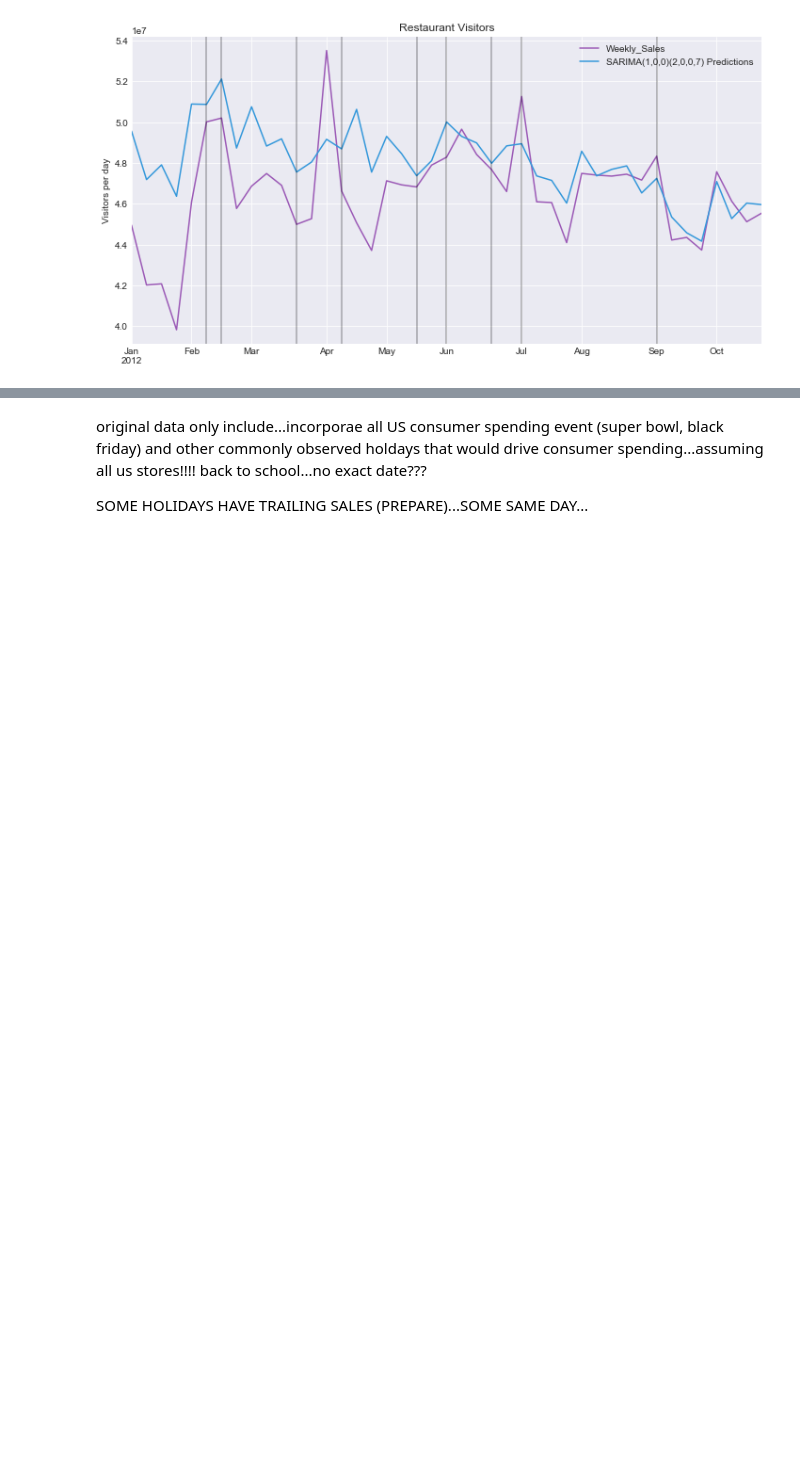
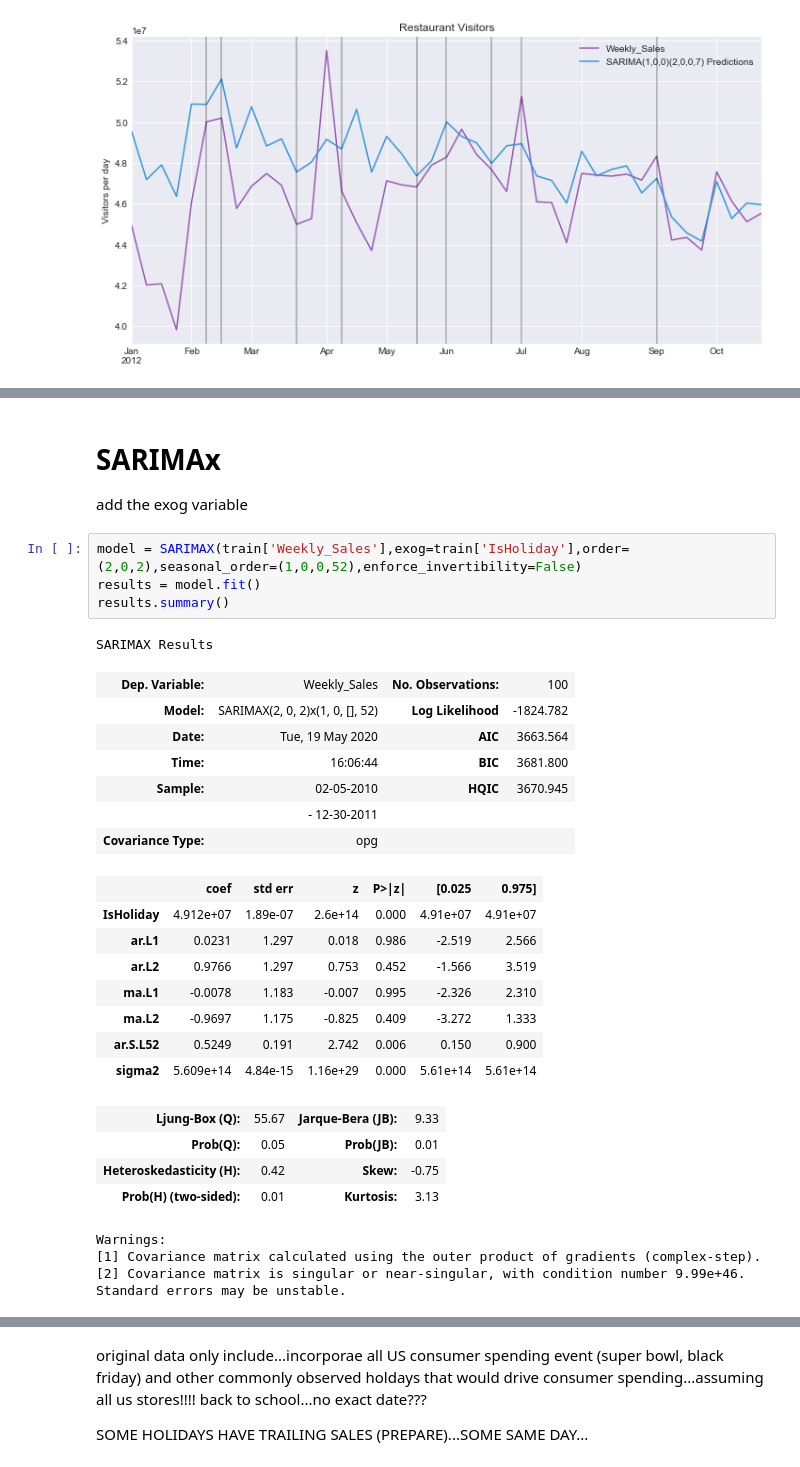
Before and after one commit to octaviaisom/Walmart-Sales-Forecast, a Jupyter notebook: main.ipynb, the cells around one changed output, grey strips where cells are left out. Saved outputs shown, nothing was run; the diff lists cells and outputs as text; blank space fills up the shorter version.

```diff
--- a/main.ipynb
+++ b/main.ipynb
@@ -630,0 +637,31 @@ Timestamp('2012-02-24 00:00:00', freq='W-FRI')
+# %% [markdown]
+# SARIMAx
+add the exog variable
+# %%
+model = SARIMAX(train['Weekly_Sales'],exog=train['IsHoliday'],order=(2,0,2),seasonal_order=(1,0,0,52),enforce_invertibility=False)
+results = model.fit()
+results.summary()
+# %% [output]
+SARIMAX Results
+| Dep. Variable: | Weekly_Sales | No. Observations: | 100 |
+| Model: | SARIMAX(2, 0, 2)x(1, 0, [], 52) | Log Likelihood | -1824.782 |
+| Date: | Tue, 19 May 2020 | AIC | 3663.564 |
+| Time: | 16:06:44 | BIC | 3681.800 |
+| Sample: | 02-05-2010 | HQIC | 3670.945 |
+|  | - 12-30-2011 |  |  |
+| Covariance Type: | opg |  |  |
+|  | coef | std err | z | P>|z| | [0.025 | 0.975] |
+| IsHoliday | 4.912e+07 | 1.89e-07 | 2.6e+14 | 0.000 | 4.91e+07 | 4.91e+07 |
+| ar.L1 | 0.0231 | 1.297 | 0.018 | 0.986 | -2.519 | 2.566 |
+| ar.L2 | 0.9766 | 1.297 | 0.753 | 0.452 | -1.566 | 3.519 |
+| ma.L1 | -0.0078 | 1.183 | -0.007 | 0.995 | -2.326 | 2.310 |
+| ma.L2 | -0.9697 | 1.175 | -0.825 | 0.409 | -3.272 | 1.333 |
+| ar.S.L52 | 0.5249 | 0.191 | 2.742 | 0.006 | 0.150 | 0.900 |
+| sigma2 | 5.609e+14 | 4.84e-15 | 1.16e+29 | 0.000 | 5.61e+14 | 5.61e+14 |
+| Ljung-Box (Q): | 55.67 | Jarque-Bera (JB): | 9.33 |
+| Prob(Q): | 0.05 | Prob(JB): | 0.01 |
+| Heteroskedasticity (H): | 0.42 | Skew: | -0.75 |
+| Prob(H) (two-sided): | 0.01 | Kurtosis: | 3.13 |
+Warnings:
+[1] Covariance matrix calculated using the outer product of gradients (complex-step).
+[2] Covariance matrix is singular or near-singular, with condition number 9.99e+46. Standard errors may be unstable.
```
Also changed, not shown: parts of 9 cells of this notebook.
